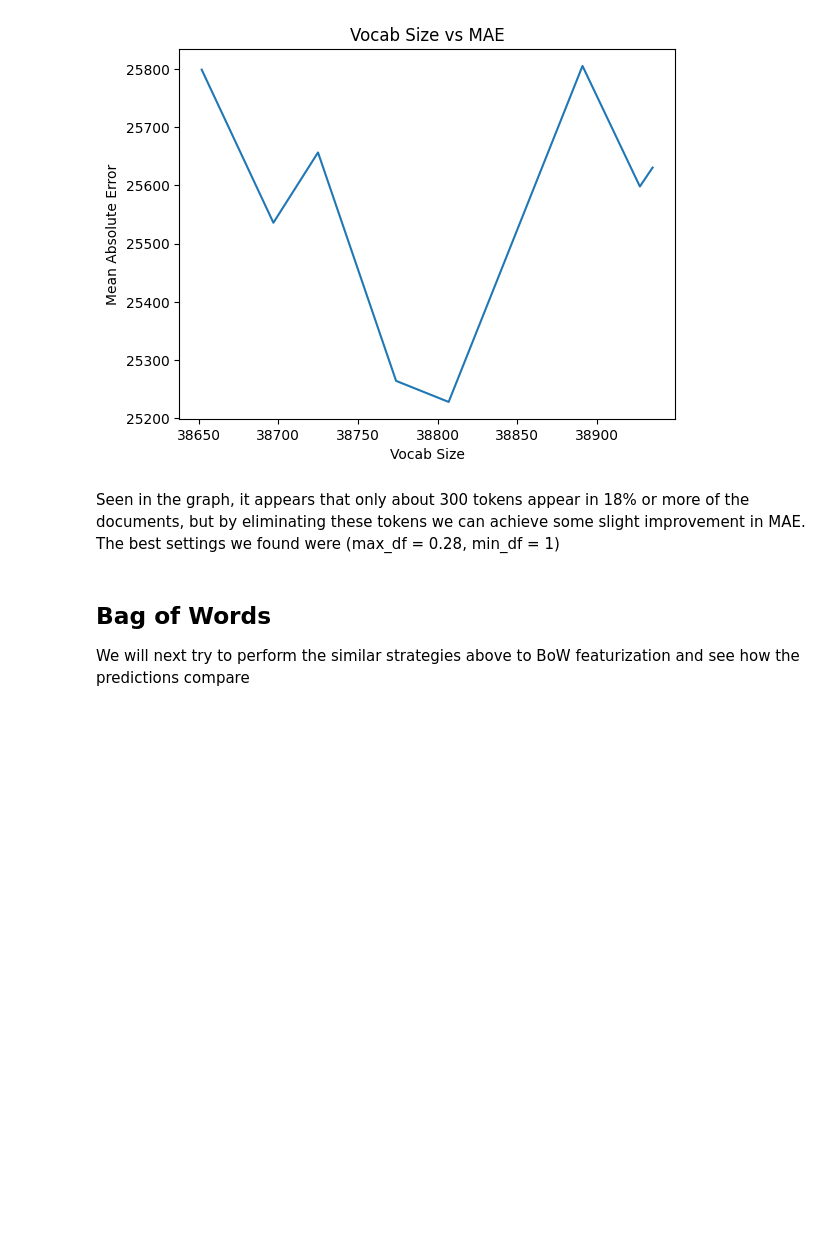
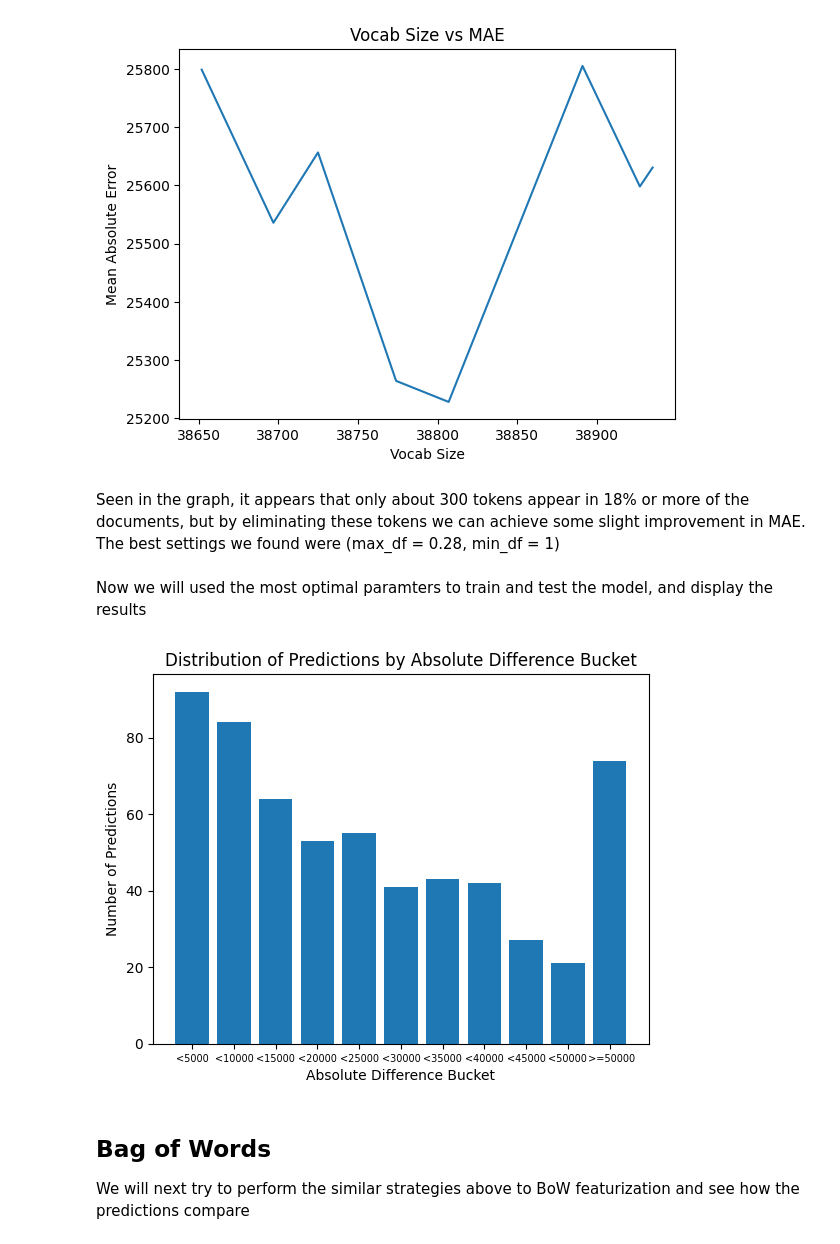
Before and after one commit to maxnbf/salary_prediction, a Jupyter notebook: text_manipulation.ipynb, the cells around one changed output. Drawn from its saved outputs; the diff is of its cells as text; code cells hidden in the pictures; blank space fills up the shorter version.

Commit message:
more LR code and utility graph

```diff
--- a/text_manipulation.ipynb
+++ b/text_manipulation.ipynb
@@ -21,7 +25,7 @@ Featurization
 ----
 In this notebook we aim to featurize the data, and train a linear regression models. First we read in the `cleaned.csv` and extract the text descriptions to create our 'corpus'
 # %%
-df = pd.read_csv("cleaned.csv")
+df = pd.read_csv("data/cleaned.csv")
 corpus = list(df["description"])
 
 df.head()
@@ -341,6 +346,22 @@ plt.show()
 [figure]
 # %% [markdown]
 Seen in the graph, it appears that only about 300 tokens appear in 18% or more of the documents, but by eliminating these tokens we can achieve some slight improvement in MAE. The best settings we found were (max_df = 0.28, min_df = 1)
+# %% [markdown]
+Now we will used the most optimal paramters to train and test the model, and display the results
+# %%
+tfidf_vectorizer_reduced = TfidfVectorizer(max_df=.28)
+tfidf_matrix_reduced = tfidf_vectorizer_reduced.fit_transform(corpus)
+
+X_train, X_test, y_train, y_test = train_test_split(tfidf_matrix_reduced, list(df["annual_salary"]), random_state=42, train_size=.8)
+
+model = Lasso()
+model.fit(X_train, y_train)
+
+preds = model.predict(X_test)
+# %%
+utility.plot_accuracy_in_buckets(y_test, preds)
+# %% [output]
+[figure, added]
 # %% [markdown]
 Bag of Words
 ----
```
Also changed, not shown: parts of 4 cells of this notebook, 2 other files.
